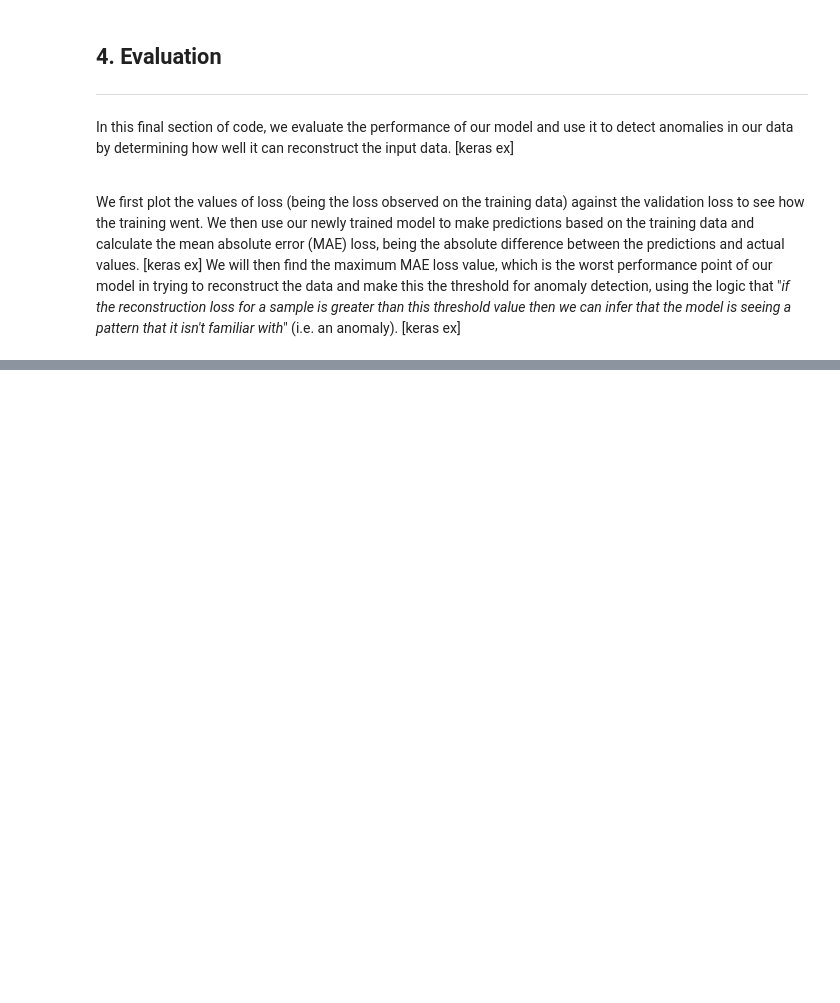
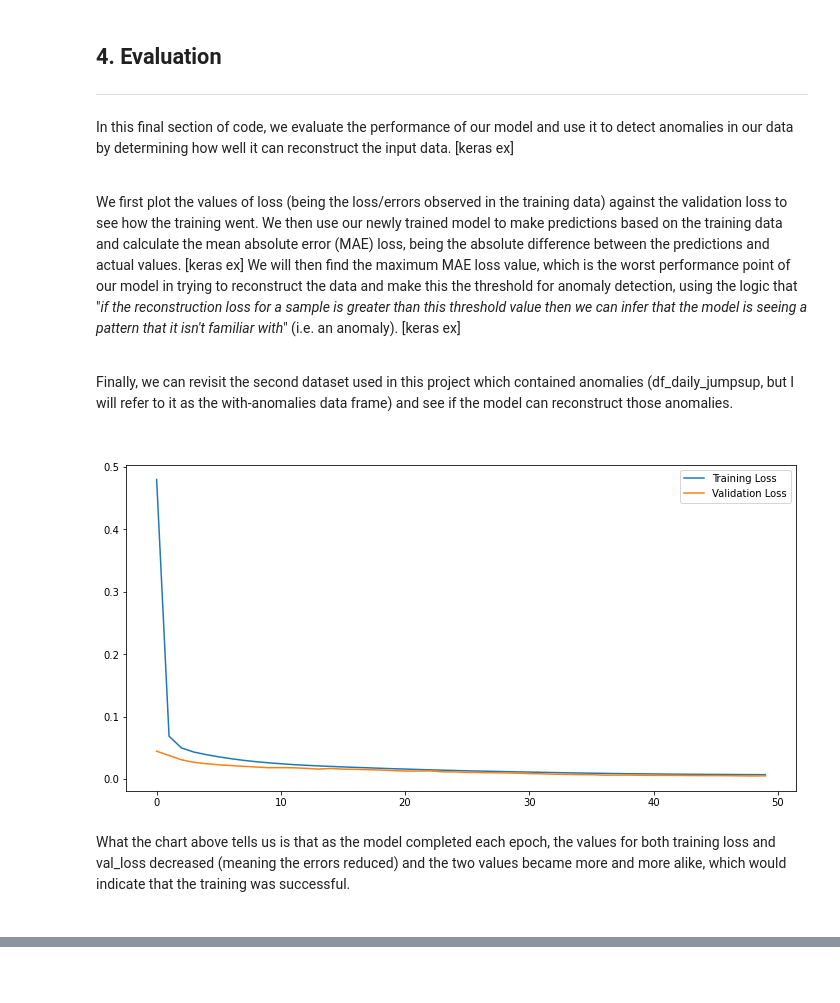
Before and after one commit to G00398258/machinelearningstats-portfolio, a Jupyter notebook: keras-time-series-anomaly.ipynb, the cells around one changed output, grey strips where cells are left out. Saved outputs shown, nothing was run; the diff lists cells and outputs as text; code cells hidden in the pictures; blank space fills up the shorter version.

```diff
--- a/keras-time-series-anomaly.ipynb
+++ b/keras-time-series-anomaly.ipynb
@@ -351,16 +485,25 @@ history = model.fit(
 In this final section of code, we evaluate the performance of our model and use it to detect anomalies in our data by determining how well it can reconstruct the input data. [keras ex]
 <br>
 
-We first plot the values of loss (being the loss observed on the training data) against the validation loss to see how the training went. We then use our newly trained model to make predictions based on the training data and calculate the mean absolute error (MAE) loss, being the absolute difference between the predictions and actual values. [keras ex] We will then find the maximum MAE loss value, which is the worst performance point of our model in trying to reconstruct the data and make this the threshold for anomaly detection, using the logic that "_if the reconstruction loss for a sample is greater than this threshold value then we can infer that the model is seeing a pattern that it isn't familiar with_" (i.e. an anomaly). [keras ex]
+We first plot the values of loss (being the loss/errors observed in the training data) against the validation loss to see how the training went. We then use our newly trained model to make predictions based on the training data and calculate the mean absolute error (MAE) loss, being the absolute difference between the predictions and actual values. [keras ex] We will then find the maximum MAE loss value, which is the worst performance point of our model in trying to reconstruct the data and make this the threshold for anomaly detection, using the logic that "_if the reconstruction loss for a sample is greater than this threshold value then we can infer that the model is seeing a pattern that it isn't familiar with_" (i.e. an anomaly). [keras ex]
+<br>
+
+Finally, we can revisit the second dataset used in this project which contained anomalies (df_daily_jumpsup, but I will refer to it as the with-anomalies data frame) and see if the model can reconstruct those anomalies.
+<br>
 # %%
 # create a subplot and set the figsize
-fig, ax = plt.subplots(figsize=(1, 6))
+fig, ax = plt.subplots(figsize=(12, 6))
 
 # plotting (training) loss
 ax.plot(history.history["loss"], label="Training Loss")
 # plotting validation loss
 ax.plot(history.history["val_loss"], label="Validation Loss")
 
 # show the legend
 ax.legend();
+# %% [output]
+[figure, added]
+# %% [markdown]
+What the chart above tells us is that as the model completed each epoch, the values for both training loss and val_loss decreased (meaning the errors reduced) and the two values became more and more alike, which would indicate that the training was successful.
+<br>
 # %%
```
Also changed, not shown: parts of 53 cells of this notebook.
